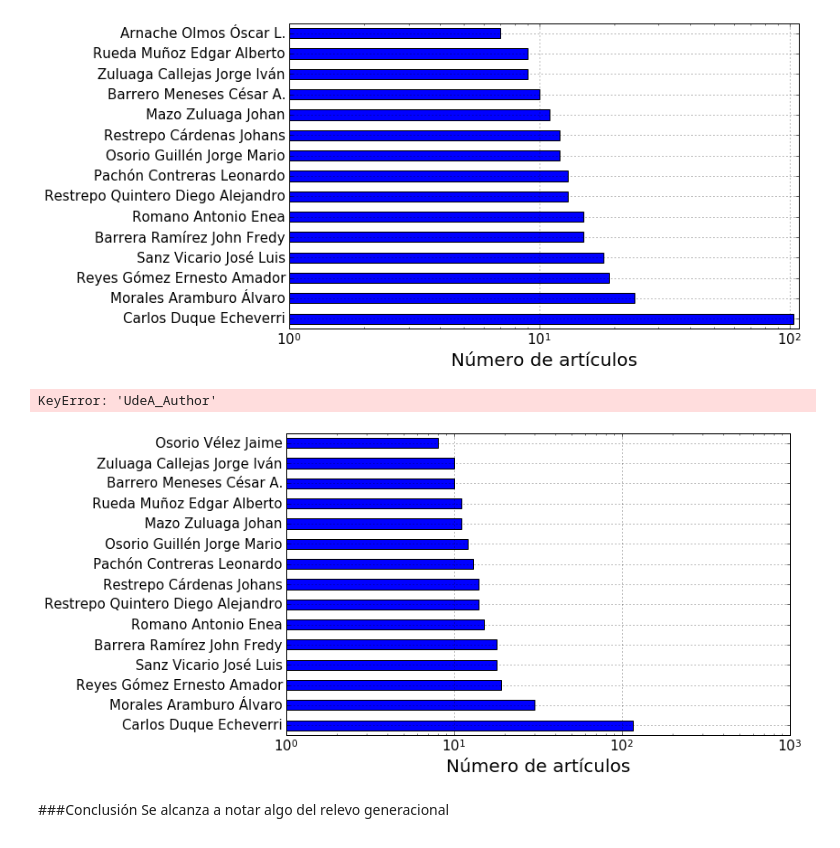
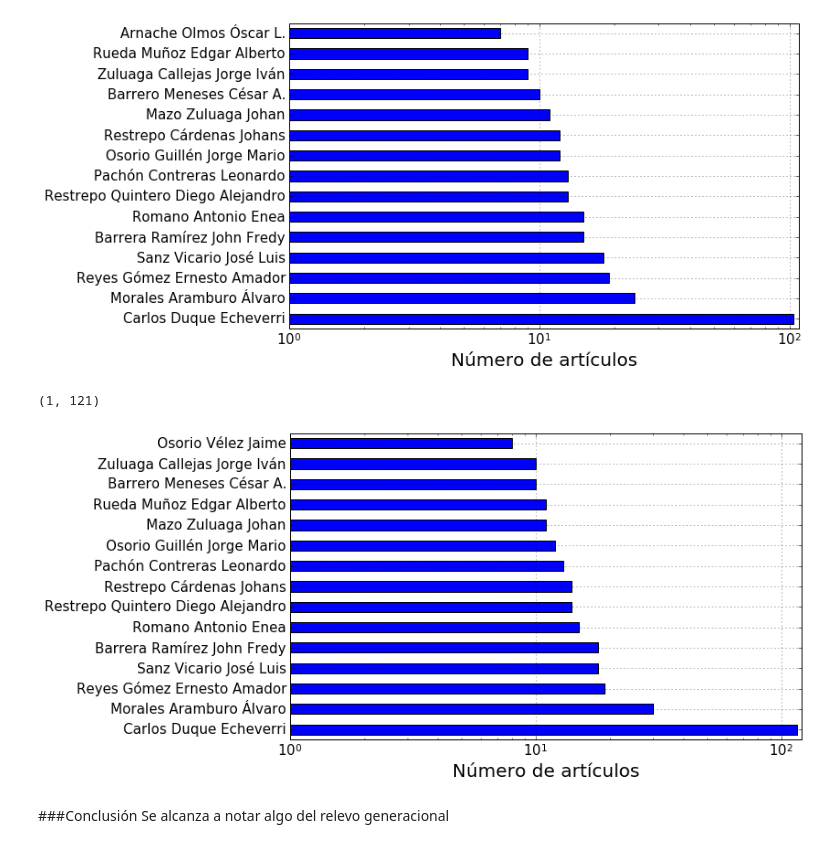
Before and after one commit to restrepo/indicadores, a Jupyter notebook: Indicadores-articulos.ipynb, the cells around one changed output. Saved outputs shown, nothing was run; the diff lists cells and outputs as text; code cells hidden in the pictures.

```diff
--- a/Indicadores-articulos.ipynb
+++ b/Indicadores-articulos.ipynb
@@ -859,11 +859,11 @@ plt.xlim(1,publicadas5['First_UdeA_Author'].value_counts().max()+5)
 # %%
 publifull5['UdeA_Author'].value_counts()[:15].plot(kind='barh', rot=0, grid=True)
 plt.xlabel(u'Número de artículos',size=20)
 plt.xscale('log')
-plt.xlim(1,publicadas5['UdeA_Author'].value_counts().max()+5)
+plt.xlim(1,publifull5['UdeA_Author'].value_counts().max()+5)
 # %% [output]
-KeyError: 'UdeA_Author'
+(1, 121)
-[figure, old version]
+[figure, new version]
 # %% [markdown]
 ###Conclusión
 Se alcanza a notar algo del relevo generacional
```
Also changed, not shown: parts of 2 cells of this notebook, 2 other files.
